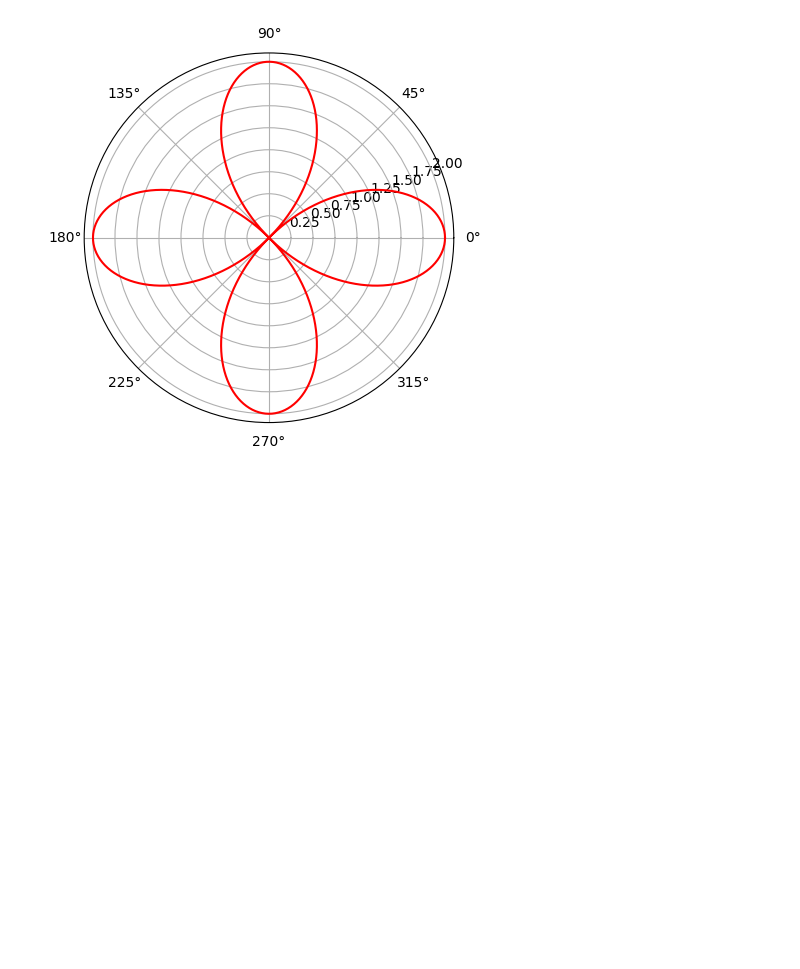
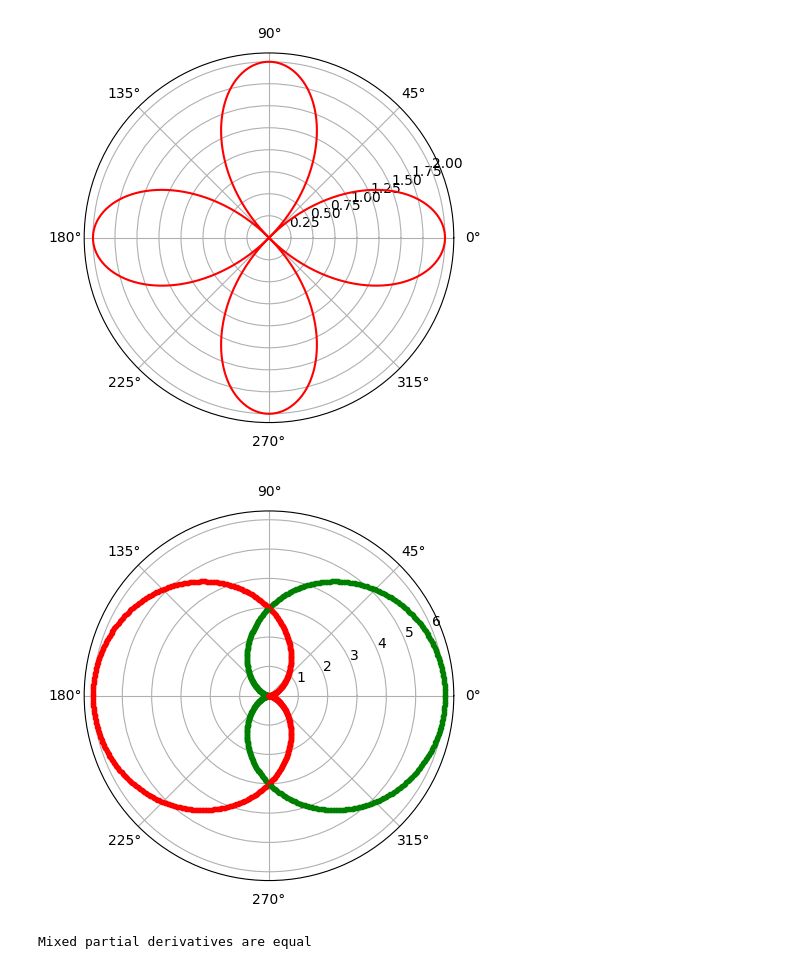
Before and after one commit to vijay1356/code_database, a Jupyter notebook: D_JUPITER/all_in_q.ipynb, the cells around one changed output. Drawn from its saved outputs; the diff is of its cells as text; code cells hidden in the pictures; blank space fills up the shorter version.

```diff
--- a/D_JUPITER/all_in_q.ipynb
+++ b/D_JUPITER/all_in_q.ipynb
@@ -30,3 +30,44 @@ polar ( theta ,r ,'r')
 show ()
 # %% [output]
 [figure]
+# %%
+#lab 2 (ii)|  Cardioids: r = a + acos(θ) and r = a − acos(θ)
+import numpy as np
+import matplotlib.pyplot as plt
+import math
+
+plt.axes(projection='polar')
+
+a = 3
+rad = np.arange(0, (2 * np.pi), 0.01)
+
+for i in rad:
+    r = a + (a * np.cos(i))
+    plt.polar(i, r, 'g.')
+
+    r1 = a - (a * np.cos(i))
+    plt.polar(i, r1, 'r.')
+
+plt.show()
+# %% [output]
+[figure, added]
+# %%
+#lab 5 (i)|  Prove that mixed partial derivatives , uxy = uyx for u = exp(x)(xcos(y) − ysin(y)).
+from sympy import *
+
+x, y = symbols('x y')
+
+u = exp(x)*(x*cos(y)-y*sin(y))
+
+dux = diff(u, x)
+duy = diff(u, y)
+
+duxy = diff(dux, y)
+duyx = diff(duy, x)
+
+if duxy == duyx:
+    print('Mixed partial derivatives are equal ')
+else:
+    print('Mixed partial derivatives are not equal ')
+# %% [output]
+Mixed partial derivatives are equal
```
